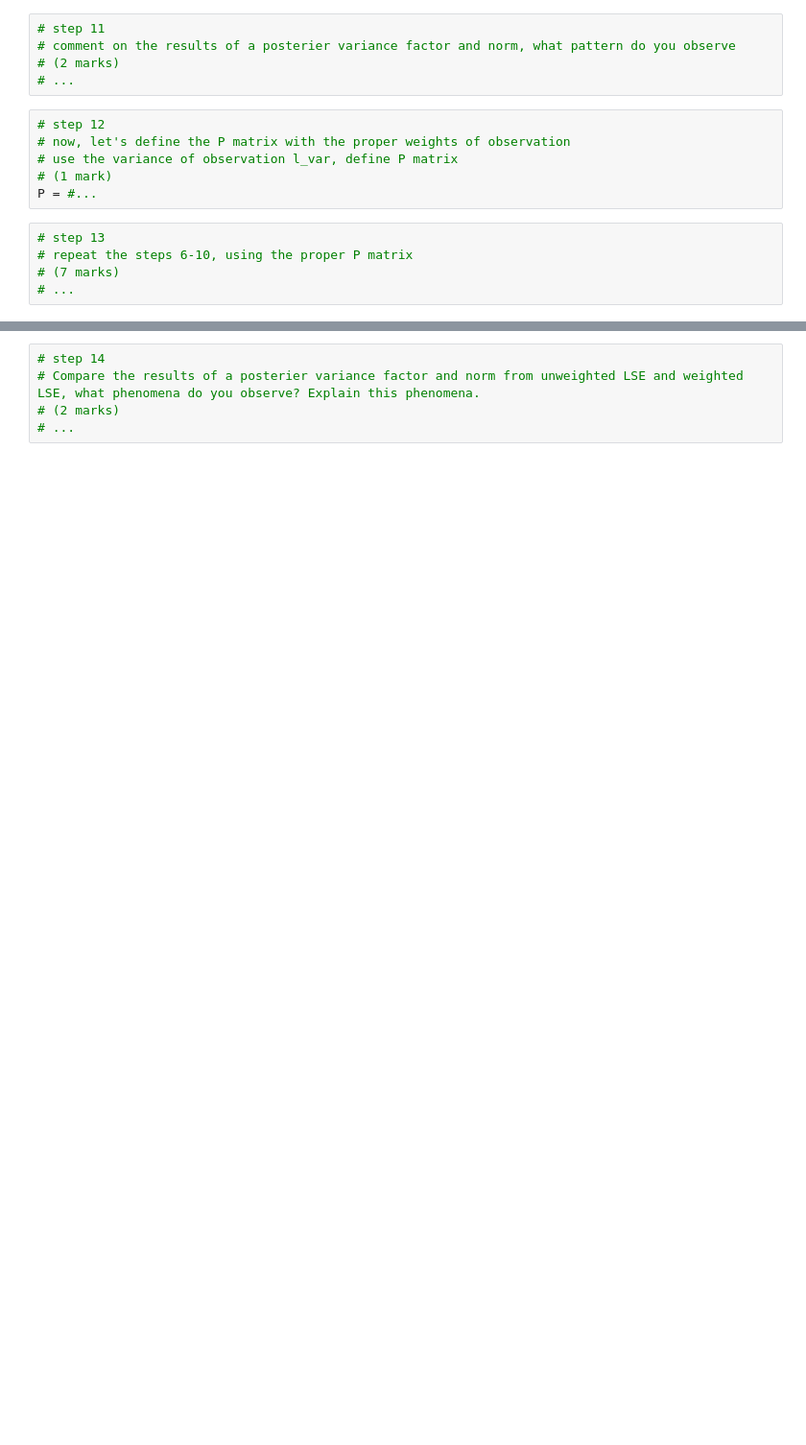
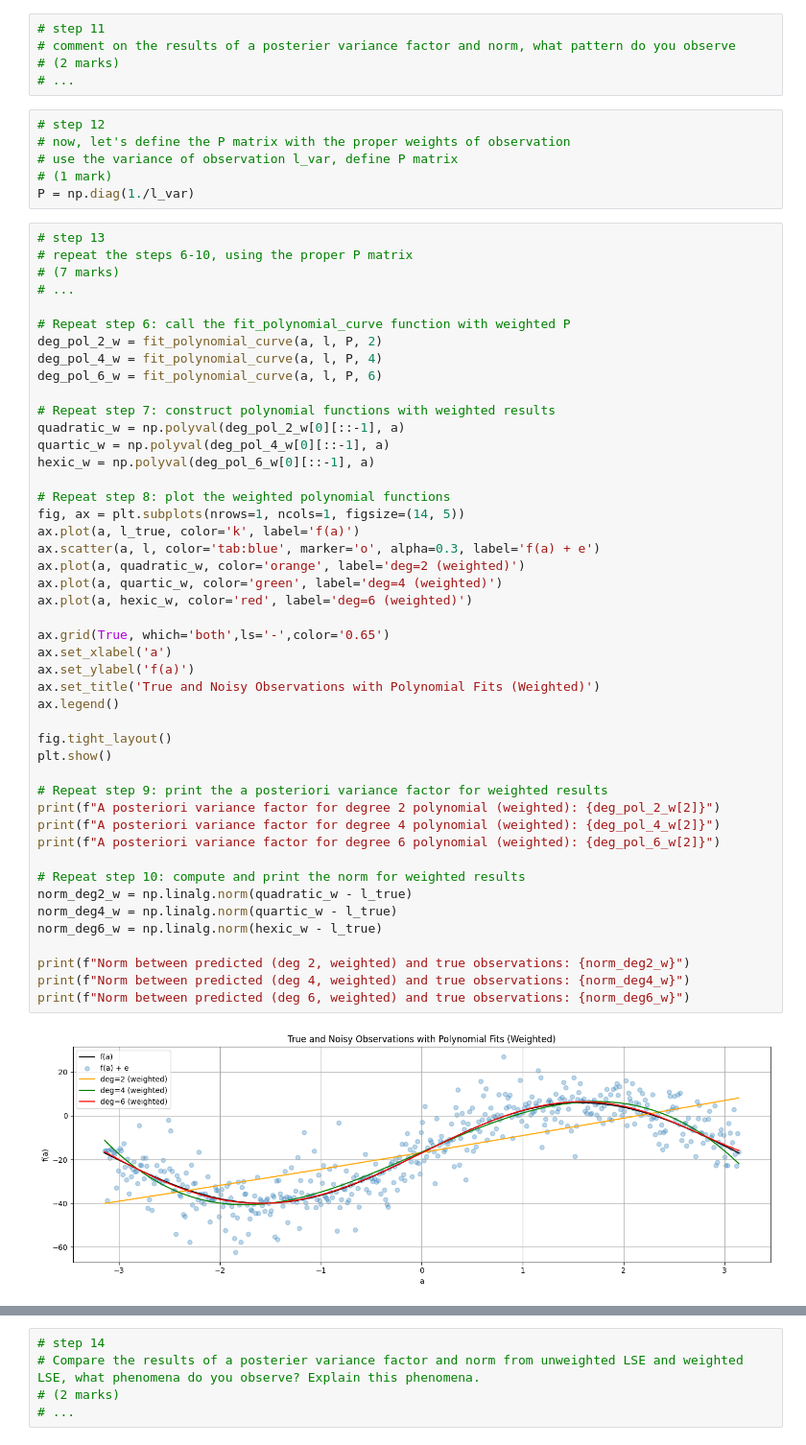
Before and after one commit to maryalrachid-ENGG680/ENGG680_2025_Fall, a Jupyter notebook: Lab_Assignment1/Assignment1.ipynb, the cells around one changed output, grey strips where cells are left out. Shown at 96% size. Drawn from its saved outputs; the diff is of its cells as text; blank space fills up the shorter version.

```diff
--- a/Lab_Assignment1/Assignment1.ipynb
+++ b/Lab_Assignment1/Assignment1.ipynb
@@ -583,9 +610,52 @@ fig.tight_layout()
 # now, let's define the P matrix with the proper weights of observation
 # use the variance of observation l_var, define P matrix
 # (1 mark)
-P = #...
+P = np.diag(1./l_var)
 # %%
 # step 13
 # repeat the steps 6-10, using the proper P matrix
 # (7 marks)
 # ...
+
+# Repeat step 6: call the fit_polynomial_curve function with weighted P
+deg_pol_2_w = fit_polynomial_curve(a, l, P, 2)
+deg_pol_4_w = fit_polynomial_curve(a, l, P, 4)
+deg_pol_6_w = fit_polynomial_curve(a, l, P, 6)
+
+# Repeat step 7: construct polynomial functions with weighted results
+quadratic_w = np.polyval(deg_pol_2_w[0][::-1], a)
+quartic_w = np.polyval(deg_pol_4_w[0][::-1], a)
+hexic_w = np.polyval(deg_pol_6_w[0][::-1], a)
+
+# Repeat step 8: plot the weighted polynomial functions
+fig, ax = plt.subplots(nrows=1, ncols=1, figsize=(14, 5))
+ax.plot(a, l_true, color='k', label='f(a)')
+ax.scatter(a, l, color='tab:blue', marker='o', alpha=0.3, label='f(a) + e')
+ax.plot(a, quadratic_w, color='orange', label='deg=2 (weighted)')
+ax.plot(a, quartic_w, color='green', label='deg=4 (weighted)')
+ax.plot(a, hexic_w, color='red', label='deg=6 (weighted)')
+
+ax.grid(True, which='both',ls='-',color='0.65')
+ax.set_xlabel('a')
+ax.set_ylabel('f(a)')
+ax.set_title('True and Noisy Observations with Polynomial Fits (Weighted)')
+ax.legend()
+
+fig.tight_layout()
+plt.show()
+
+# Repeat step 9: print the a posteriori variance factor for weighted results
+print(f"A posteriori variance factor for degree 2 polynomial (weighted): {deg_pol_2_w[2]}")
+print(f"A posteriori variance factor for degree 4 polynomial (weighted): {deg_pol_4_w[2]}")
+print(f"A posteriori variance factor for degree 6 polynomial (weighted): {deg_pol_6_w[2]}")
+
+# Repeat step 10: compute and print the norm for weighted results
+norm_deg2_w = np.linalg.norm(quadratic_w - l_true)
+norm_deg4_w = np.linalg.norm(quartic_w - l_true)
+norm_deg6_w = np.linalg.norm(hexic_w - l_true)
+
+print(f"Norm between predicted (deg 2, weighted) and true observations: {norm_deg2_w}")
+print(f"Norm between predicted (deg 4, weighted) and true observations: {norm_deg4_w}")
+print(f"Norm between predicted (deg 6, weighted) and true observations: {norm_deg6_w}")
+# %% [output]
+[figure, added]
```
Also changed, not shown: parts of 7 cells of this notebook.
